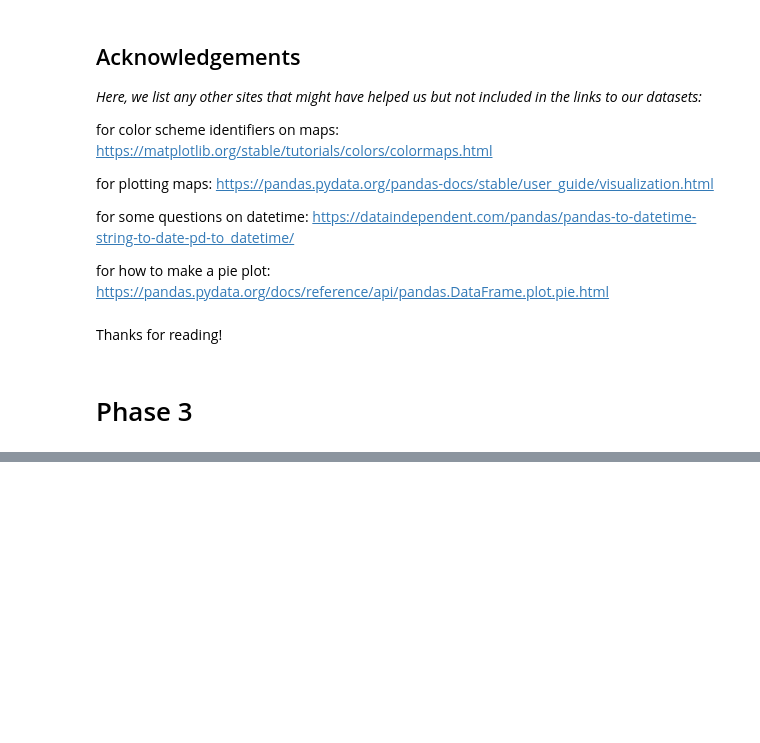
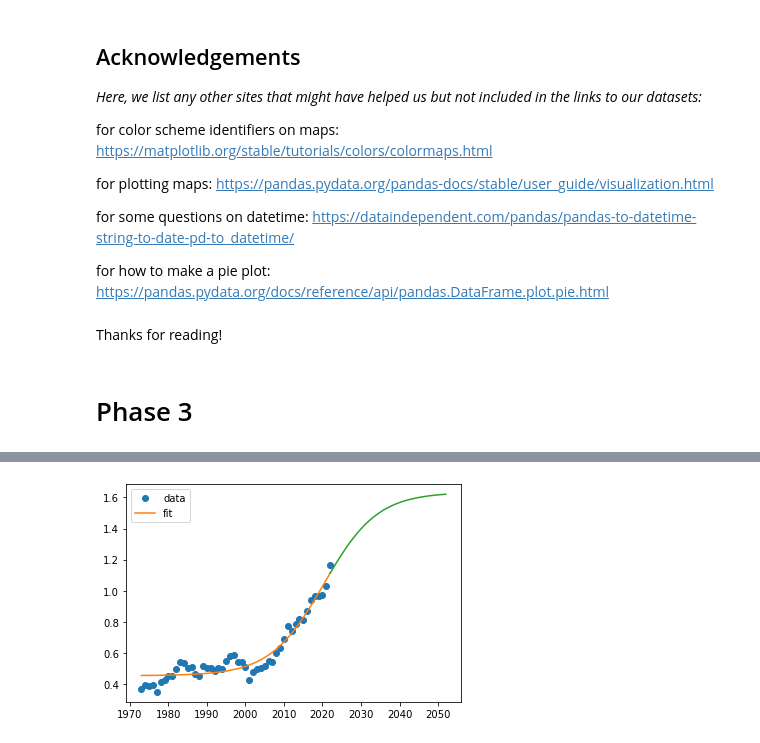
Before and after one commit to akkij26/info_2950, a Jupyter notebook: Phase_2_final.ipynb, the cells around one changed output, grey strips where cells are left out. Saved outputs shown, nothing was run; the diff lists cells and outputs as text; code cells hidden in the pictures; blank space fills up the shorter version.

```diff
--- a/Phase_2_final.ipynb
+++ b/Phase_2_final.ipynb
@@ -433,0 +511,4 @@ plt.show()
+# %%
+def s_curve_pred (x):
+    y_pred = L1 / (1 + np.exp(-(k1)*(x-x01))) + b1
+    return y_pred
@@ -433,0 +531,9 @@ plt.show()
+# %%
+y_nn = s_curve(x, *popt)
+plt.plot(x, y, 'o', label='data')
+plt.plot(x,y_nn, label='fit')
+plt.plot(next_30, new_y_vals)
+plt.legend(loc='best')
+plt.show()
+# %% [output]
+[figure, added]
```
Also changed, not shown: parts of 17 cells of this notebook.
